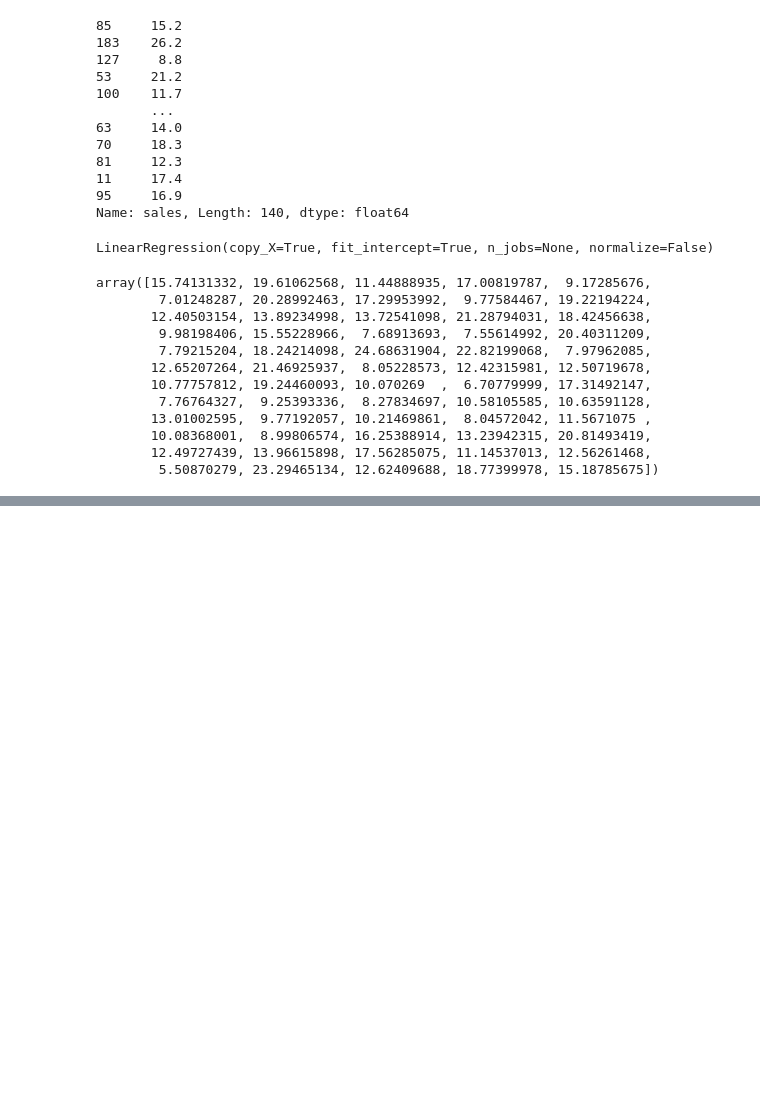
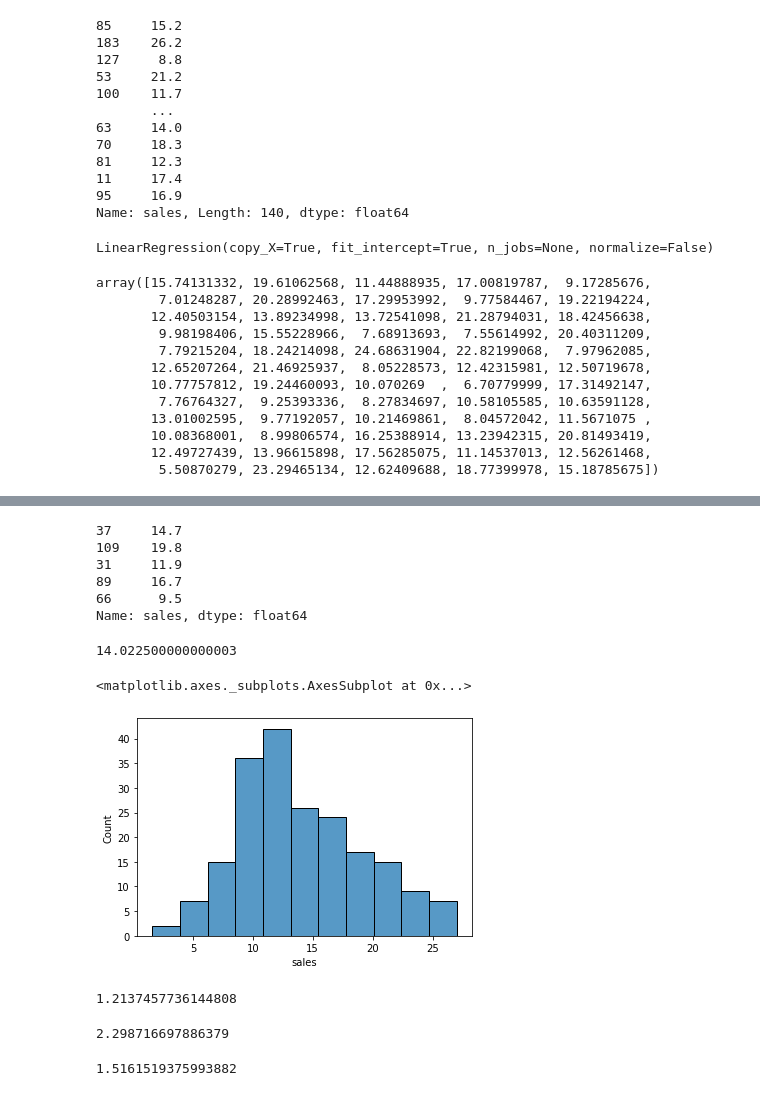
Before and after one commit to salimunlu47/python-scikit-learn, a Jupyter notebook: Linear_Regression_with_Scikit_Learn.ipynb, the cells around one changed output, grey strips where cells are left out. Saved outputs shown, nothing was run; the diff lists cells and outputs as text; code cells hidden in the pictures; blank space fills up the shorter version.

```diff
--- a/Linear_Regression_with_Scikit_Learn.ipynb
+++ b/Linear_Regression_with_Scikit_Learn.ipynb
@@ -124,0 +134,9 @@ array([15.74131332, 19.61062568, 11.44888935, 17.00819787,  9.17285676,
+# %%
+y_test.head()
+# %% [output]
+37     14.7
+109    19.8
+31     11.9
+89     16.7
+66      9.5
+Name: sales, dtype: float64
@@ -124,0 +147,22 @@ array([15.74131332, 19.61062568, 11.44888935, 17.00819787,  9.17285676,
+# %%
+df["sales"].mean()
+# %% [output]
+14.022500000000003
+# %%
+sns.histplot(data=df, x="sales")
+# %% [output]
+<matplotlib.axes._subplots.AxesSubplot at 0x...>
+[figure, added]
+# %%
+mean_absolute_error(y_test, test_predictions)
+# %% [output]
+1.2137457736144808
+# %%
+mean_squared_error(y_test, test_predictions)
+# %% [output]
+2.298716697886379
+# %%
+# RMSE
+np.sqrt(mean_squared_error(y_test, test_predictions))
+# %% [output]
+1.5161519375993882
```
Also changed, not shown: parts of 3 cells of this notebook.
